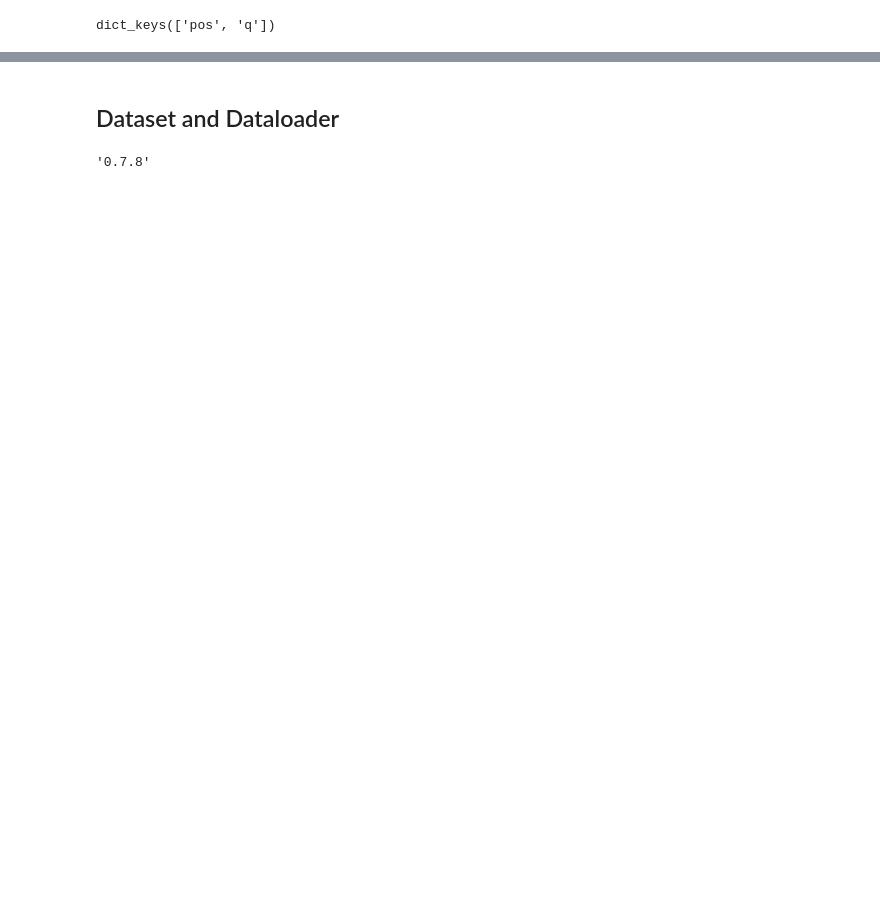
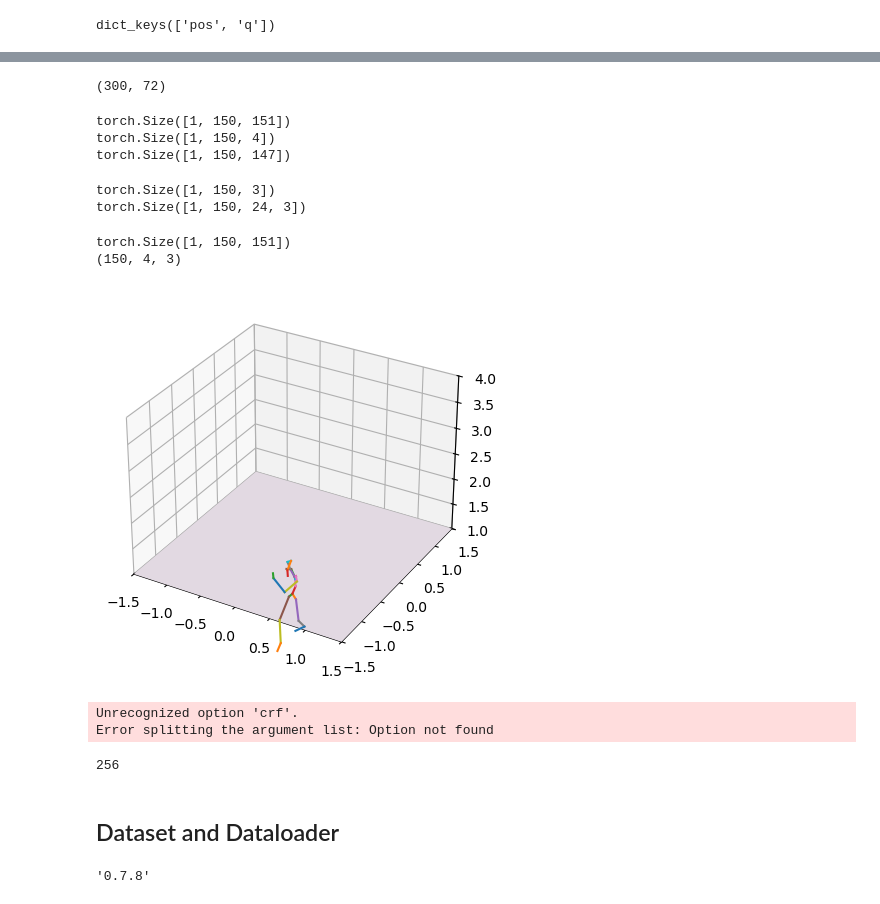
Before and after one commit to JJukE/playground, a Jupyter notebook: datasets/dance/data_exploration.ipynb, the cells around one changed output, grey strips where cells are left out. Saved outputs shown, nothing was run; the diff lists cells and outputs as text; code cells hidden in the pictures; blank space fills up the shorter version.

```diff
--- a/datasets/dance/data_exploration.ipynb
+++ b/datasets/dance/data_exploration.ipynb
@@ -51,7 +46,7 @@ os.getcwd()
 # %%
 from pathlib import Path
 
-data_dir = Path("/root/dev/DanceGen/dataset/AIST/aistpp")
+data_dir = Path("/root/dataset/AIST/edge_aistpp")
 wave_dir = Path(data_dir / "wavs")
 motion_dir = Path(data_dir / "motions")
 
@@ -278,0 +368,72 @@ wine: failed to open "SMPL-to-FBX/FbxFormatConverter.exe": c0000135
+# %%
+motion_slices[0]["q"].shape
+# %% [output]
+(300, 72)
+# %%
+pose = pose.unsqueeze(dim=0) # batchsize = 1
+print(pose.shape)
+sample_contact, samples = torch.split(pose, (4, pose.shape[2] - 4), dim=2)
+print(sample_contact.shape)
+print(samples.shape)
+# %% [output]
+torch.Size([1, 150, 151])
+torch.Size([1, 150, 4])
+torch.Size([1, 150, 147])
+# %%
+from dataset.quaternion import ax_from_6v
+
+b, s, c = samples.shape
+pos = samples[:, :, :3].to(device)
+q = samples[:, :, 3:].reshape(b, s, 24, 6)
+q = ax_from_6v(q).to(device)
+print(pos.shape)
+print(q.shape)
+# %% [output]
+torch.Size([1, 150, 3])
+torch.Size([1, 150, 24, 3])
+# %%
+import numpy as np
+import matplotlib.animation as animation
+import matplotlib.pyplot as plt
+import librosa as lr
+import soundfile as sf
+from matplotlib import cm
+from matplotlib.colors import ListedColormap
+from vis import smpl_parents
+from vis import SMPLSkeleton
+
+smpl = SMPLSkeleton(device)
+
+fig = plt.figure()
+ax = fig.add_subplot(projection="3d")
+
+point = np.array([0, 0, 1])
+normal = np.array([0, 0, 1])
+d = -point.dot(normal)
+xx, yy = np.meshgrid(np.linspace(-1.5, 1.5, 2), np.linspace(-1.5, 1.5, 2))
+z = (-normal[0] * xx - normal[1] * yy - d) * 1.0 / normal[2]
+
+# plot the plane
+ax.plot_surface(xx, yy, z, zorder=-11, cmap=cm.twilight)
+
+# create lines initially without data
+lines = [ax.plot([], [], [], zorder=10, linewidth=1.5)[0] for _ in smpl_parents]
+scat = [ax.scatter([], [], [], zorder=10, s=0, cmap=ListedColormap(["r", "g", "b"])) for _ in range(4)]
+axrange = 3
+
+# create contact labels
+poses = smpl.forward(q, pos).detach().cpu().numpy()[0]
+# poses = motion_slices[0]["q"].reshape(motion_slices[0]["q"].shape[0], 24, 3)
+print(pose.shape)
+feet = poses[:, (7, 8, 10, 11)]
+print(feet.shape)
+feetv = np.zeros(feet.shape[:2])
+feetv[:-1] = np.linalg.norm(feet[1:] - feet[:-1], axis=-1)
+contact = feetv < 0.01
+
+anim = animation.FuncAnimation(fig, plot_single_pose, poses.shape[0],
+                               fargs=(poses, lines, ax, axrange, scat, contact), interval=1000 // 30)
+# %% [output]
+torch.Size([1, 150, 151])
+(150, 4, 3)
+[figure, added]
@@ -279,3 +444,9 @@ wine: failed to open "SMPL-to-FBX/FbxFormatConverter.exe": c0000135
+# %%
+os.system(f"ffmpeg -loglevel error -stream_loop 0 -y -i {gifname} -i {wavs} -shortest -c:v libx264 -crf 26 -c:a aac -q:a 4 {outname}")
+# %% [output]
+Unrecognized option 'crf'.
+Error splitting the argument list: Option not found
+256
 # %% [markdown]
 ## Dataset and Dataloader
 # %%
```
Also changed, not shown: parts of 21 cells of this notebook, 1 other file.
